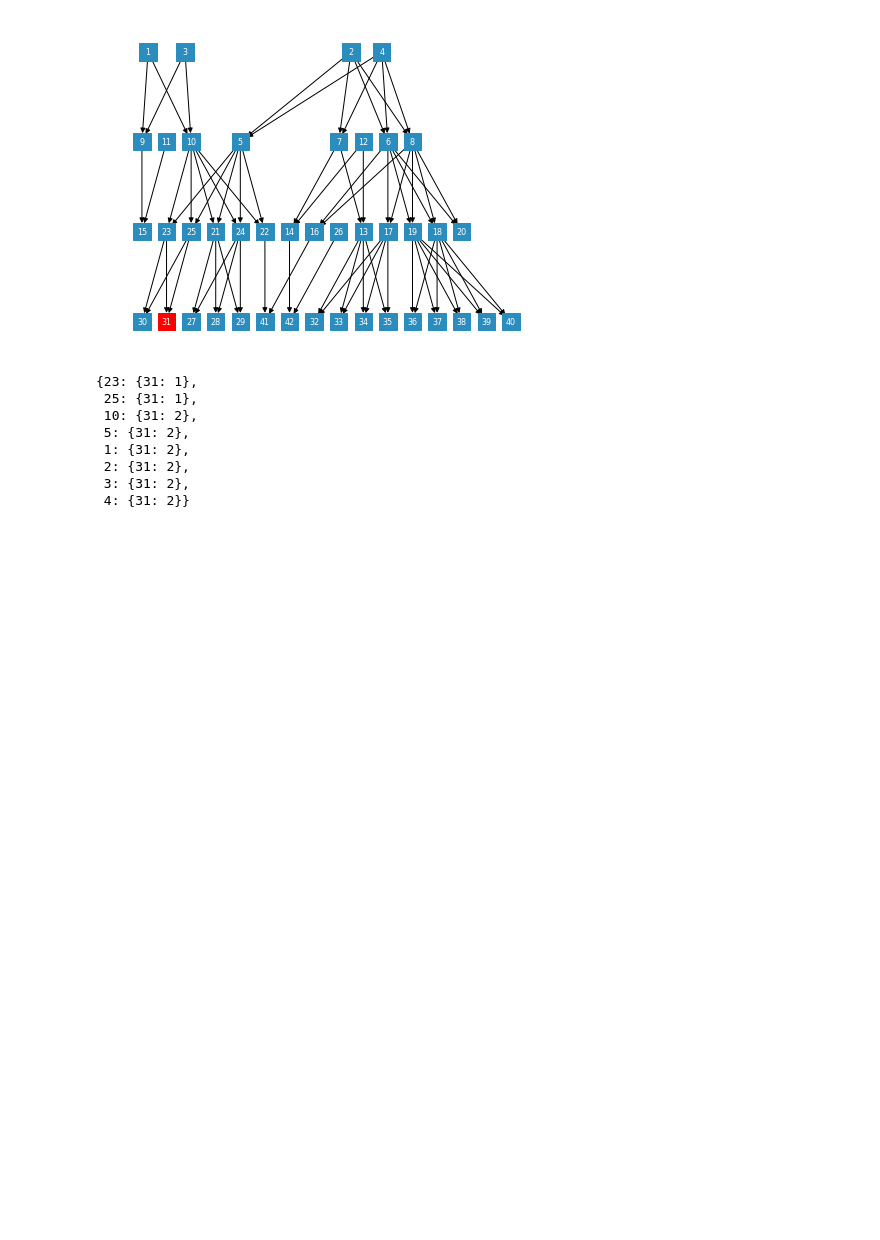
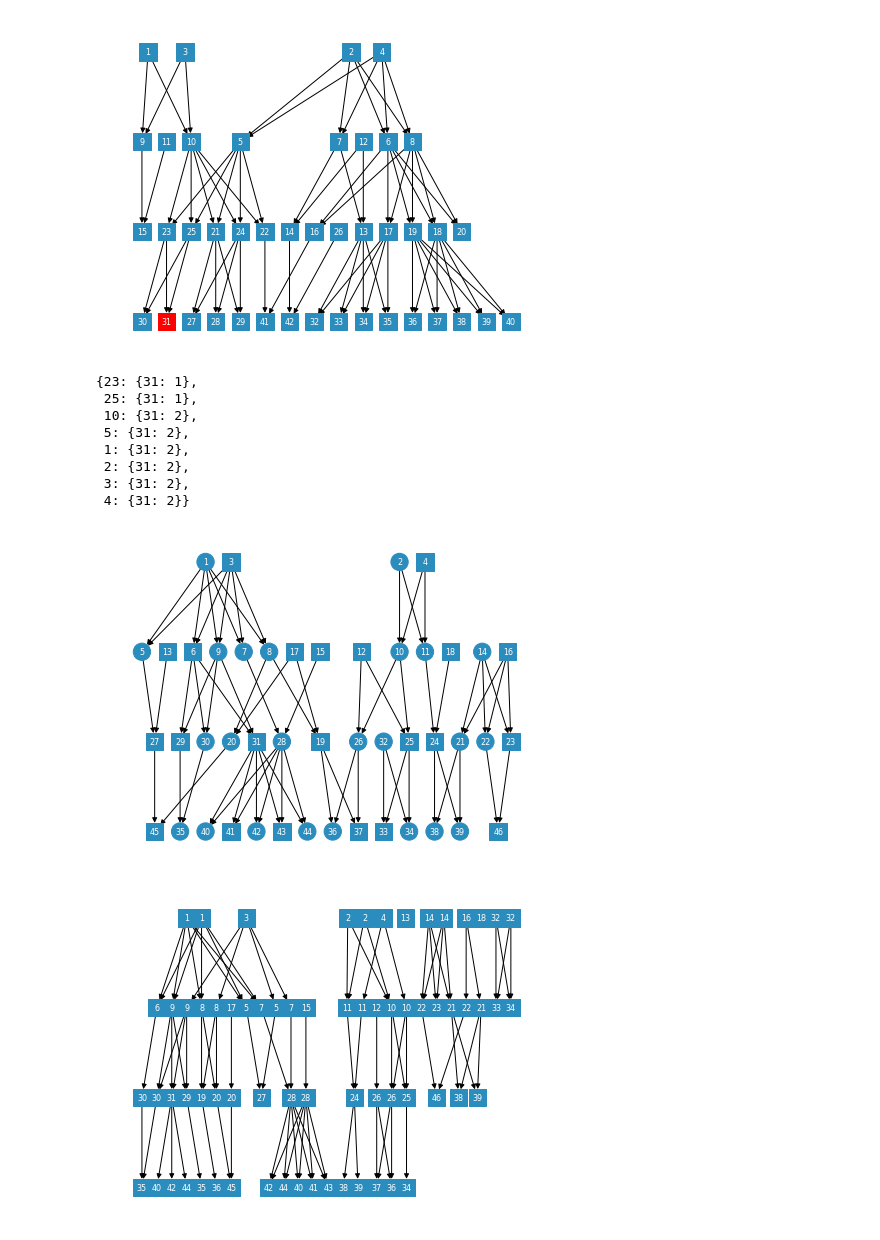
Before and after one commit to ivan-krukov/aligning-genealogies, a Jupyter notebook: notebooks/Experiments.ipynb, the cells around one changed output. Saved outputs shown, nothing was run; the diff lists cells and outputs as text; code cells hidden in the pictures; blank space fills up the shorter version.

```diff
--- a/notebooks/Experiments.ipynb
+++ b/notebooks/Experiments.ipynb
@@ -108,3 +112,12 @@ ped.get_num_paths_to_target(31, include_target=False)
  2: {31: 2},
  3: {31: 2},
  4: {31: 2}}
+# %%
+ped.draw()
+plt.show()
+x_graph = ped.get_haplotype_graph("X")
+x_graph.draw(label_dict=x_graph.get_node_attributes('individual'))
+plt.show()
+# %% [output]
+[figure, added]
+[figure, added]
```
Also changed, not shown: parts of 6 cells of this notebook, 8 other files.
